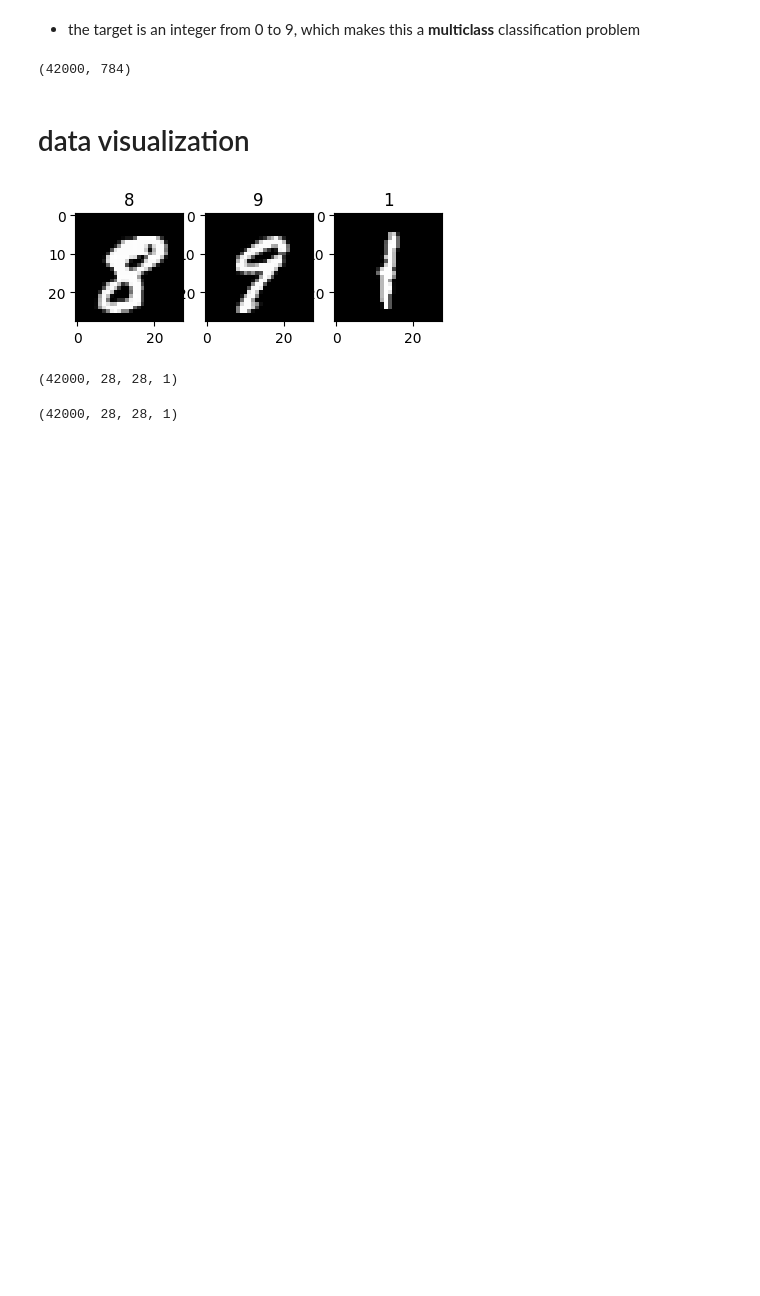
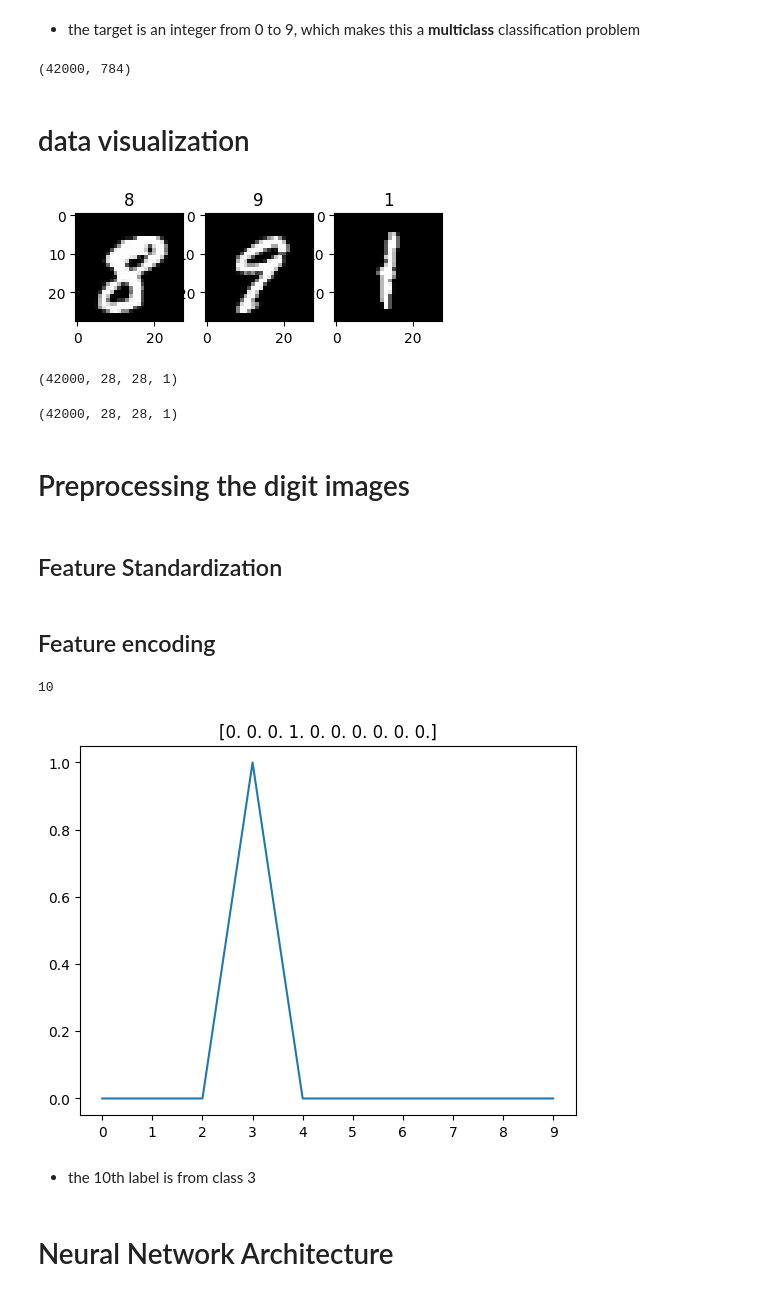
Before and after one commit to emonteiro27/data-neural-network, a Jupyter notebook: data-neural-network.ipynb, the cells around one changed output. Saved outputs shown, nothing was run; the diff lists cells and outputs as text; code cells hidden in the pictures; blank space fills up the shorter version.

Commit message:
wrote funtion to apply standardization to features. encoded y_train. plotted 10th label. started first neural network

```diff
--- a/data-neural-network.ipynb
+++ b/data-neural-network.ipynb
@@ -104,3 +104,7 @@ X_test = X_test.reshape(X_test.shape[0], 28, 28, 1)
 X_train.shape
 # %% [output]
 (42000, 28, 28, 1)
+# %% [markdown]
+# Preprocessing the digit images
+# %% [markdown]
+## Feature Standardization
@@ -106,0 +117,24 @@ X_train.shape
+# %% [markdown]
+## Feature encoding
+# %%
+from keras.utils.np_utils import to_categorical
+
+y_train = to_categorical(y_train)
+
+num_classes = y_train.shape[1]
+num_classes
+# %% [output]
+10
+# %%
+# plot the 10th label
+
+plt.title(y_train[9])
+plt.plot(y_train[9])
+plt.xticks(range(10))
+plt.show()
+# %% [output]
+[figure, added]
+# %% [markdown]
+- the 10th label is from class 3
+# %% [markdown]
+# Neural Network Architecture
```
Also changed, not shown: parts of 4 cells of this notebook.
